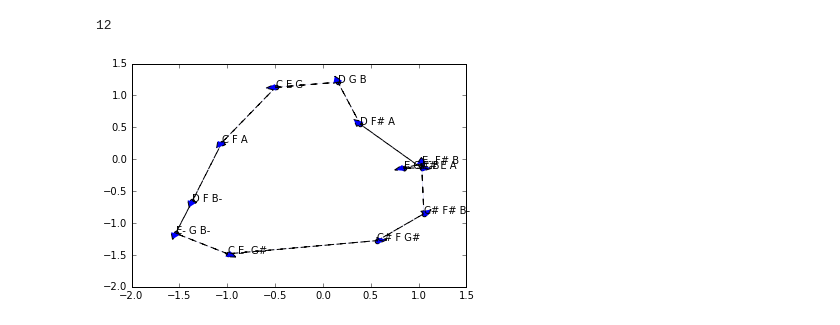
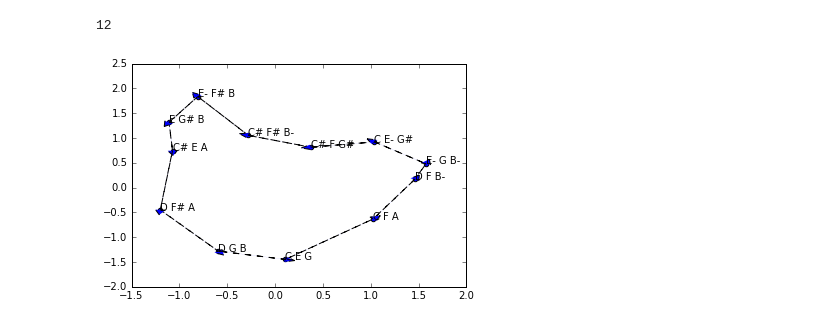
Before and after one commit to eamonnbell/music-mining, a Jupyter notebook: LDA and Music Experiments.ipynb, the cells around one changed output. Saved outputs shown, nothing was run; the diff lists cells and outputs as text; code cells hidden in the pictures.

Commit message:
Add Haydn corpus and repeat.

```diff
--- a/LDA and Music Experiments.ipynb
+++ b/LDA and Music Experiments.ipynb
@@ -29,8 +29,10 @@ Loading BokehJS ...
 # http://kern.humdrum.org/search?s=t&keyword=Beethoven
 
 
-midifns = glob.glob('./corpus/bach/mid/*.mid')
+# midifns = glob.glob('./corpus/bach/mid/*.mid')
 # midifns = glob.glob('./corpus/beethoven/mid/*.mid')
+midifns = glob.glob('./corpus/haydn/mid/*.mid')
+
 
 pms = [pretty_midi.PrettyMIDI(fn) for fn in midifns]
 # %%
@@ -559,18 +561,15 @@ def lookup_strep(strep):
 # %%
 arrows = [map(lookup_strep, pair) for pair in pairs]
 # %%
-lc = mc.LineCollection(lines)
-
-f.clf()
 f, ax = plt.subplots()
 
 ax.scatter(x, y)
 
 for lxy in zip(labels, x, y):
     ax.annotate(lxy[0], (lxy[1],lxy[2]))
 
 for arrow in arrows:
     ax.arrow(arrow[0][0], arrow[0][1], arrow[1][0] - arrow[0][0], arrow[1][1] - arrow[0][1],
             linestyle='dashed', linewidth=1, head_width=.1, head_length=.1)
 # %% [output]
-[figure, old version]
+[figure, new version]
```
